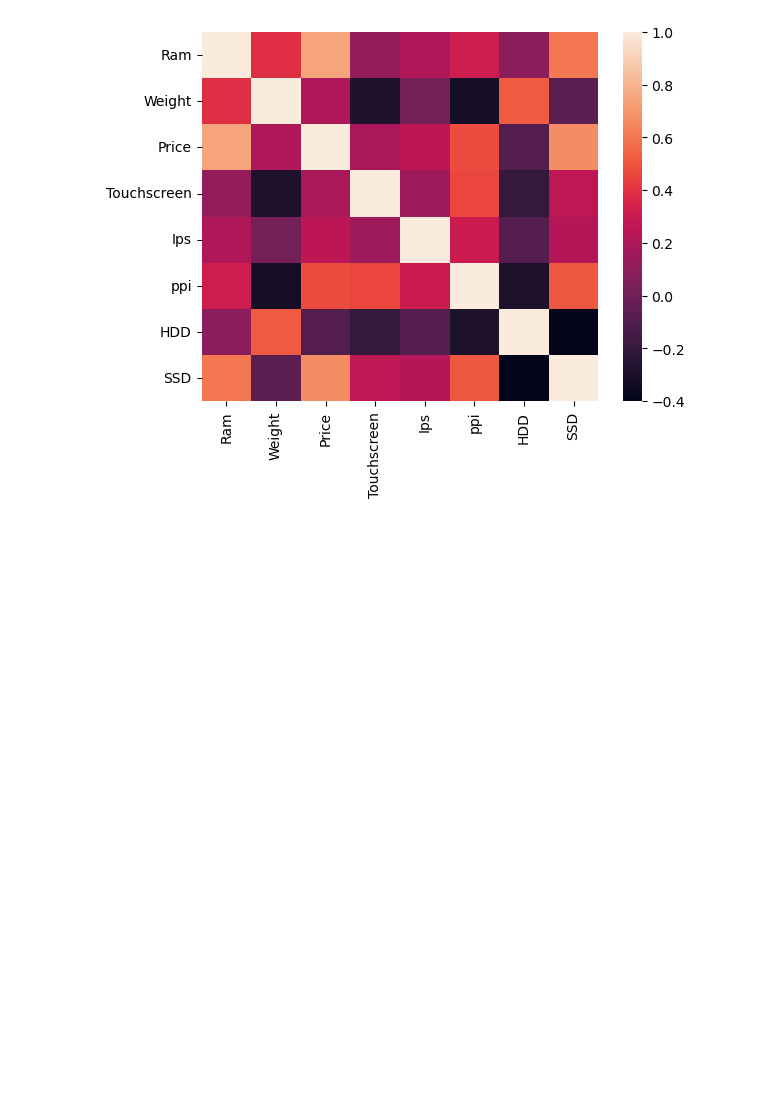
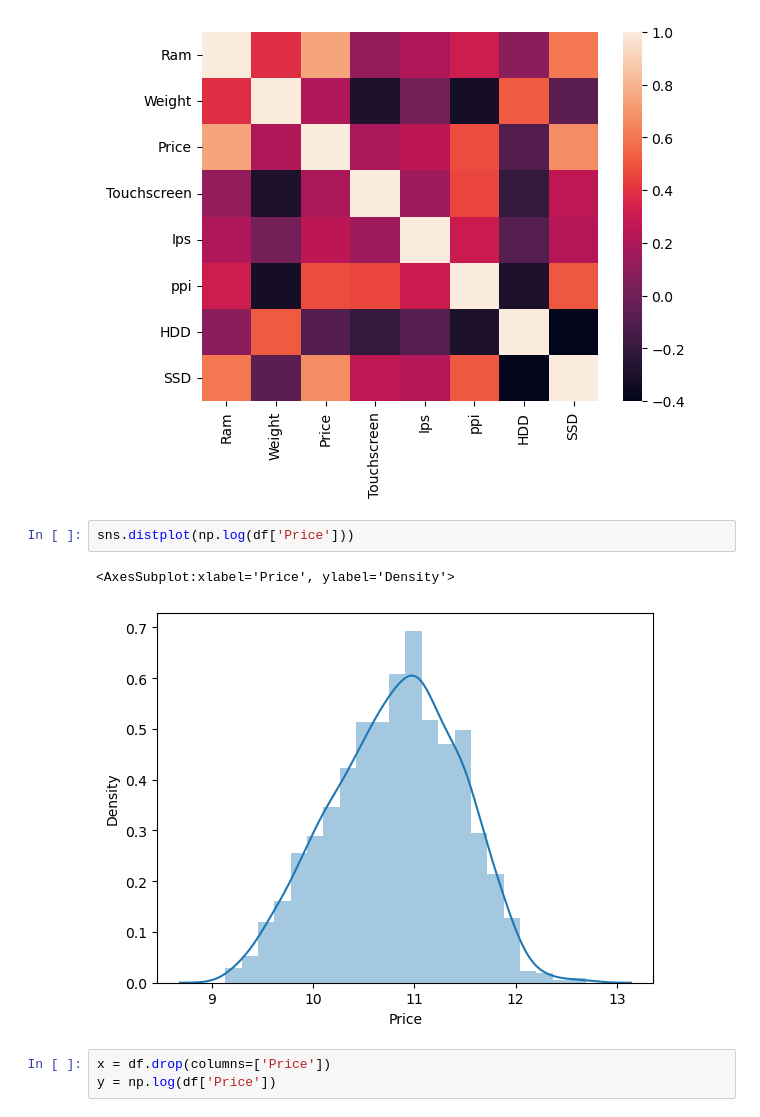
Before and after one commit to ApurbaKumarMajumder/Machine_Learning_Projects, a Jupyter notebook: Laptop_price_Predictor/notebook.ipynb, the cells around one changed output. Cells and saved outputs as stored; diff of their text form; blank space fills up the shorter version.

```diff
--- a/Laptop_price_Predictor/notebook.ipynb
+++ b/Laptop_price_Predictor/notebook.ipynb
@@ -686,3 +686,11 @@ sns.heatmap(df.corr())
 # %% [output]
 <AxesSubplot:>
 [figure]
+# %%
+sns.distplot(np.log(df['Price']))
+# %% [output]
+<AxesSubplot:xlabel='Price', ylabel='Density'>
+[figure, added]
+# %%
+x = df.drop(columns=['Price'])
+y = np.log(df['Price'])
```
Also changed, not shown: parts of 2 cells of this notebook.
